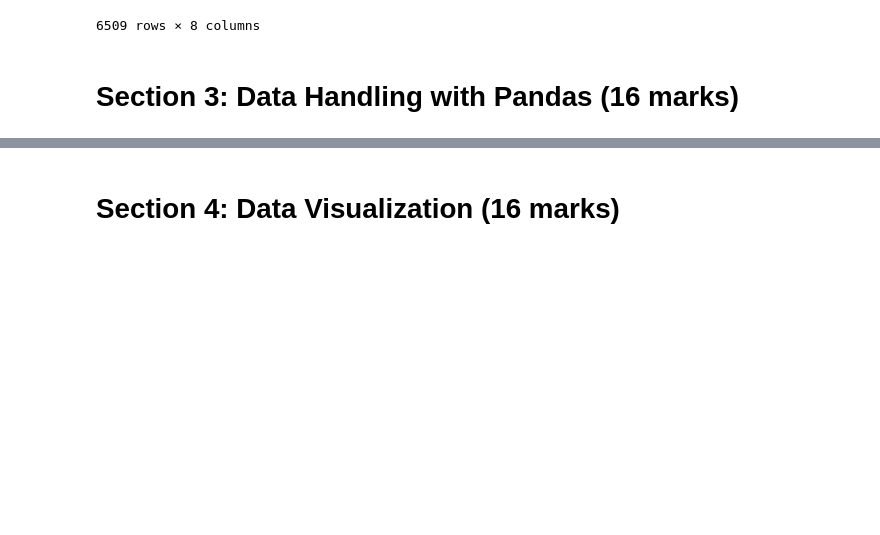
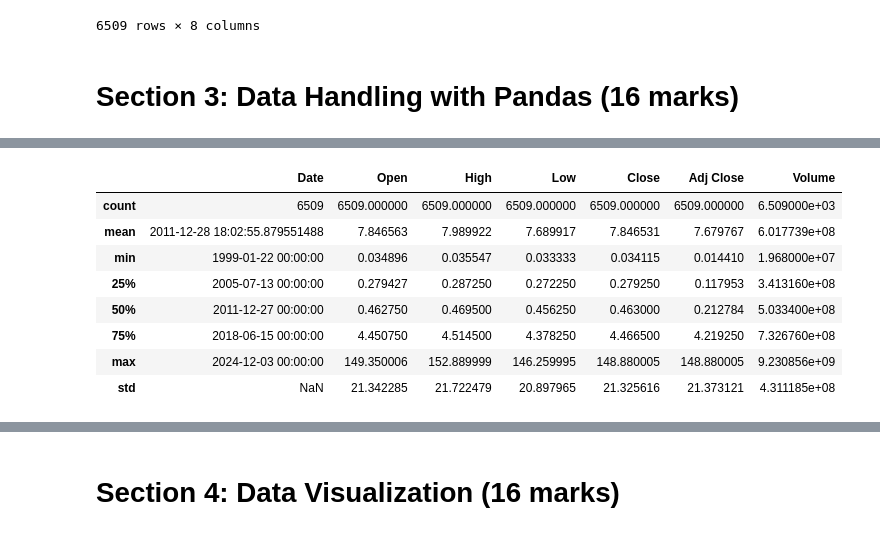
Before and after one commit to Nikhil5566/N1217583, a Jupyter notebook: NTU_XXXXX_SOFT40161_CourseWorkTemplate.ipynb, the cells around one changed output, grey strips where cells are left out. Saved outputs shown, nothing was run; the diff lists cells and outputs as text; code cells hidden in the pictures; blank space fills up the shorter version.

```diff
--- a/NTU_XXXXX_SOFT40161_CourseWorkTemplate.ipynb
+++ b/NTU_XXXXX_SOFT40161_CourseWorkTemplate.ipynb
@@ -99,0 +181,14 @@ import matplotlib
+# %%
+# Checking for mean, max and so on of the dataframe
+
+NVDA_df.describe()
+# %% [output]
+|  | Date | Open | High | Low | Close | Adj Close | Volume |
+| count | 6509 | 6509.000000 | 6509.000000 | 6509.000000 | 6509.000000 | 6509.000000 | 6.509000e+03 |
+| mean | 2011-12-28 18:02:55.879551488 | 7.846563 | 7.989922 | 7.689917 | 7.846531 | 7.679767 | 6.017739e+08 |
+| min | 1999-01-22 00:00:00 | 0.034896 | 0.035547 | 0.033333 | 0.034115 | 0.014410 | 1.968000e+07 |
+| 25% | 2005-07-13 00:00:00 | 0.279427 | 0.287250 | 0.272250 | 0.279250 | 0.117953 | 3.413160e+08 |
+| 50% | 2011-12-27 00:00:00 | 0.462750 | 0.469500 | 0.456250 | 0.463000 | 0.212784 | 5.033400e+08 |
+| 75% | 2018-06-15 00:00:00 | 4.450750 | 4.514500 | 4.378250 | 4.466500 | 4.219250 | 7.326760e+08 |
+| max | 2024-12-03 00:00:00 | 149.350006 | 152.889999 | 146.259995 | 148.880005 | 148.880005 | 9.230856e+09 |
+| std | NaN | 21.342285 | 21.722479 | 20.897965 | 21.325616 | 21.373121 | 4.311185e+08 |
```
Also changed, not shown: parts of 21 cells of this notebook.
